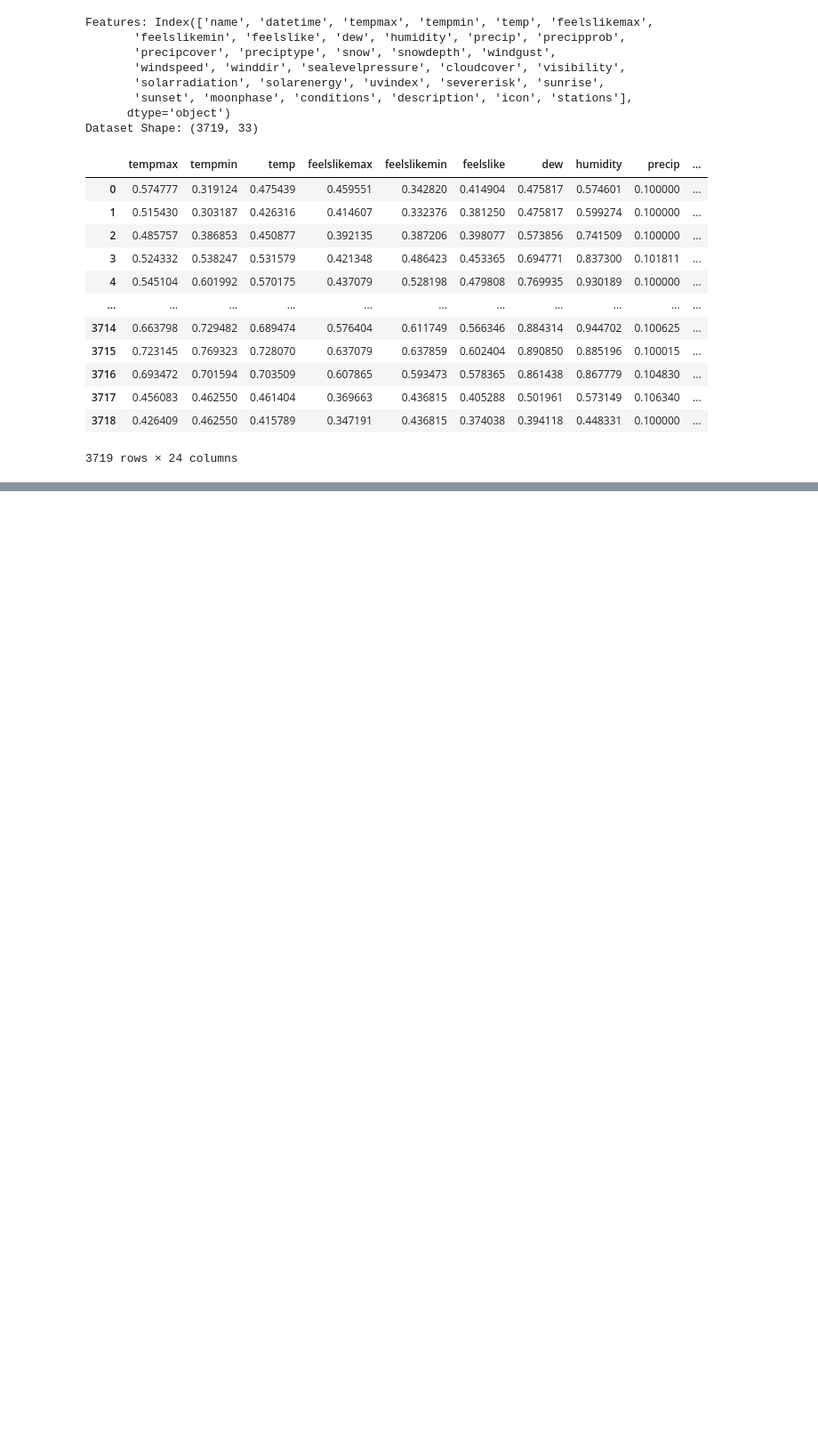
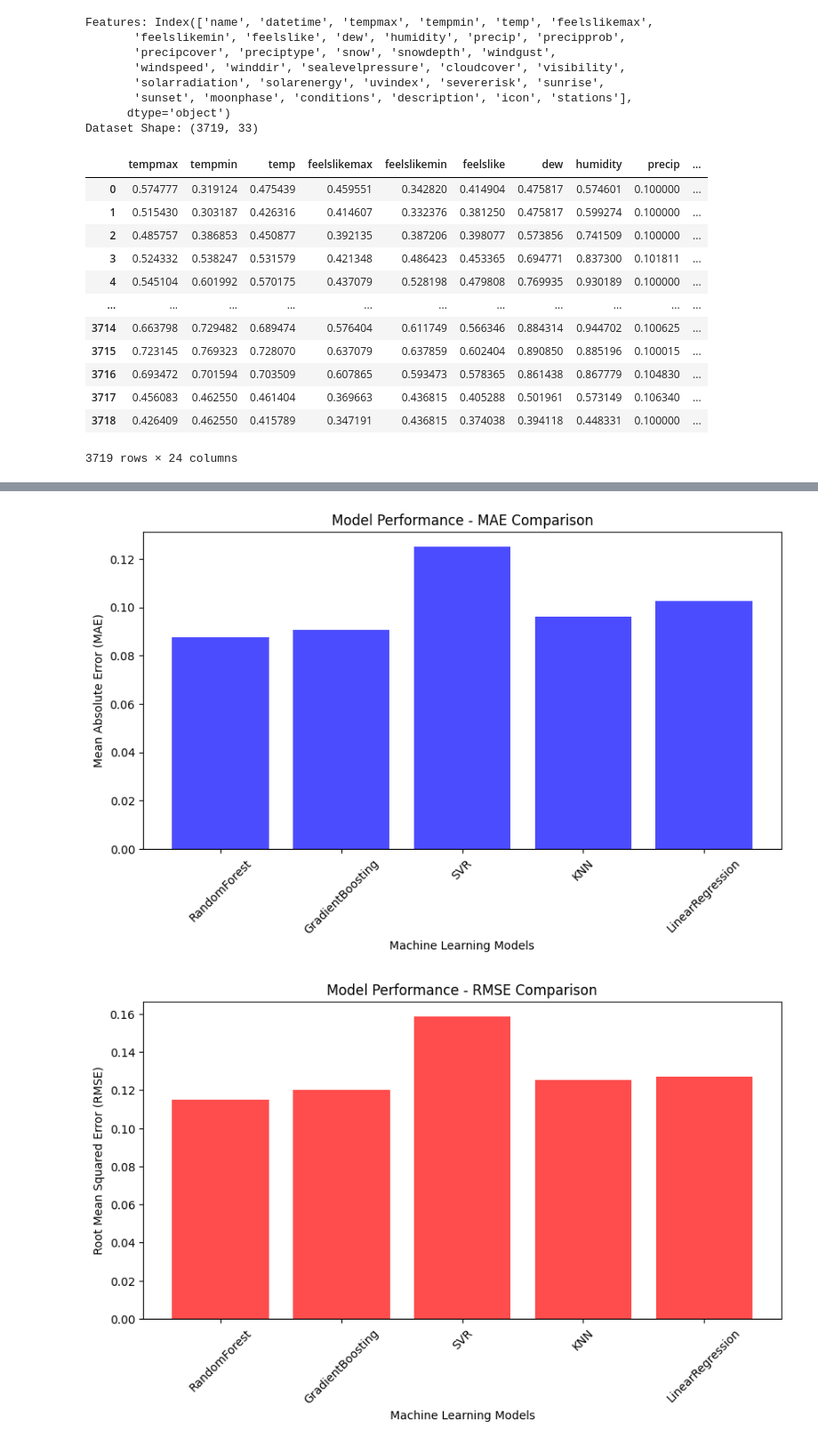
Before and after one commit to hheulwen/hanoi_weather_forecast, a Jupyter notebook: hanoi-weather-prediction-ml-multivar.ipynb, the cells around one changed output, grey strips where cells are left out. Shown at 89% size. Cells and saved outputs as stored; diff of their text form; code cells hidden in the pictures; blank space fills up the shorter version.

```diff
--- a/hanoi-weather-prediction-ml-multivar.ipynb
+++ b/hanoi-weather-prediction-ml-multivar.ipynb
@@ -243,0 +137,7 @@ results_df
+# %%
+def evaluate_model(model, model_name):
+    model.fit(x_train, y_train)  # Train the model
+    y_pred = model.predict(x_test)  # Make predictions
+    mae = mean_absolute_error(y_test, y_pred)
+    rmse = np.sqrt(mean_squared_error(y_test, y_pred))
+    return {"Model": model_name, "MAE": mae, "RMSE": rmse}
@@ -243,0 +156,3 @@ results_df
+# %%
+results_df = pd.DataFrame(results)
+results_df
@@ -243,0 +214,25 @@ results_df
+# %%
+model_names = results_df["Model"]
+mae_values = results_df["MAE"]
+rmse_values = results_df["RMSE"]
+
+# Plot MAE values
+plt.figure(figsize=(10, 5))
+plt.bar(model_names, mae_values, color='blue', alpha=0.7)
+plt.xlabel("Machine Learning Models")
+plt.ylabel("Mean Absolute Error (MAE)")
+plt.title("Model Performance - MAE Comparison")
+plt.xticks(rotation=45)
+plt.show()
+
+# Plot RMSE values
+plt.figure(figsize=(10, 5))
+plt.bar(model_names, rmse_values, color='red', alpha=0.7)
+plt.xlabel("Machine Learning Models")
+plt.ylabel("Root Mean Squared Error (RMSE)")
+plt.title("Model Performance - RMSE Comparison")
+plt.xticks(rotation=45)
+plt.show()
+# %% [output]
+[figure, added]
+[figure, added]
```
Also changed, not shown: parts of 24 cells of this notebook.
